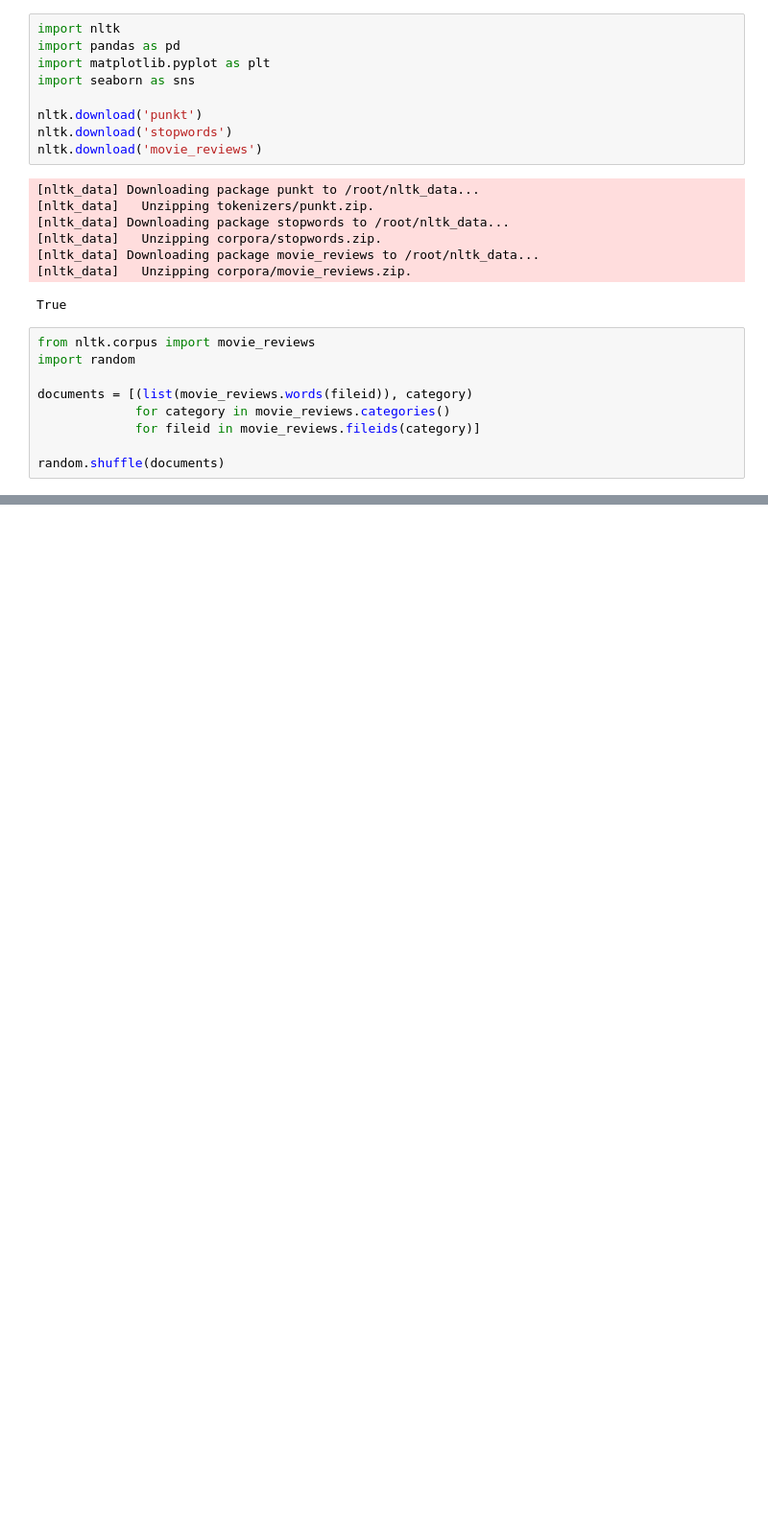
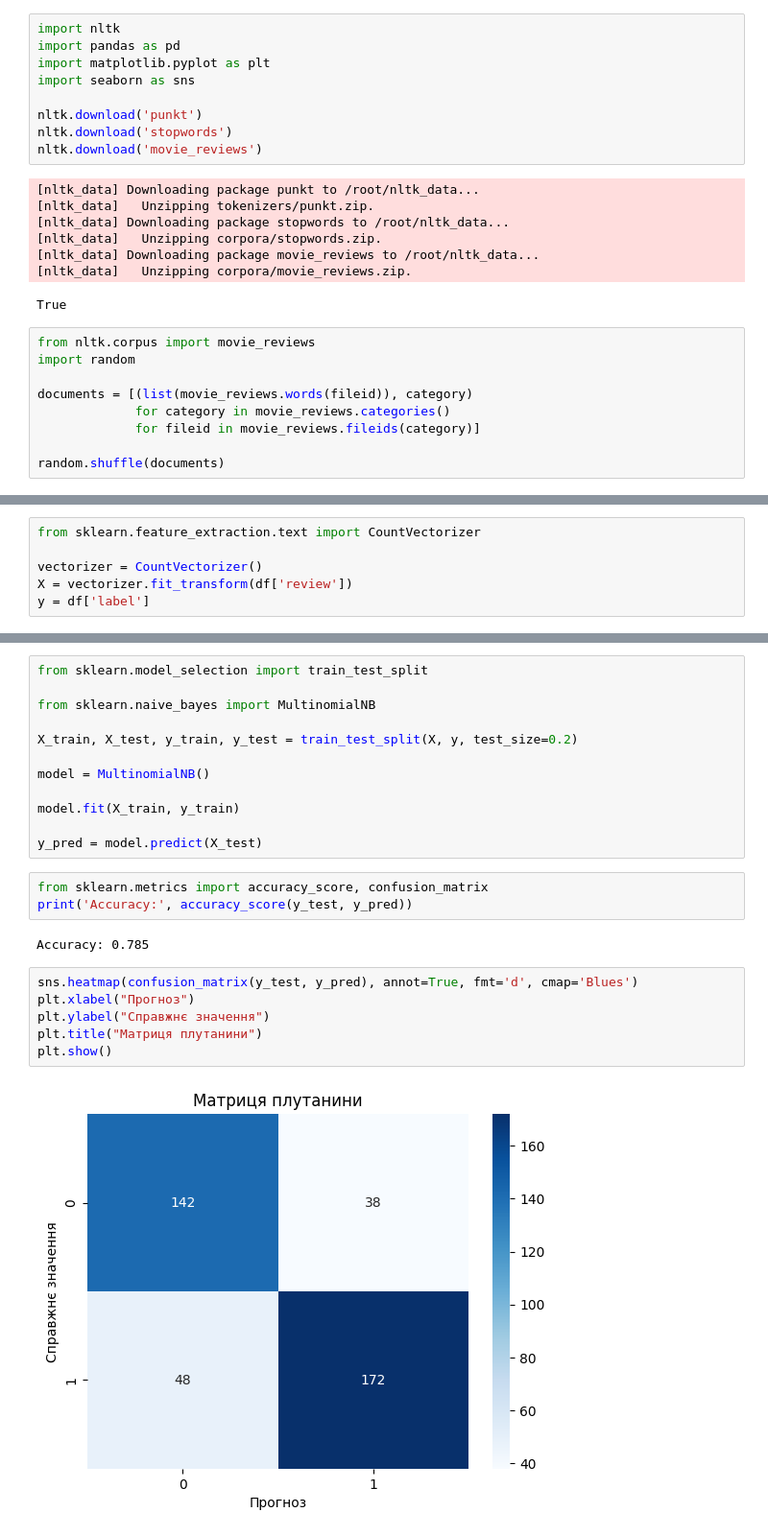
Before and after one commit to KsiuTretyakova/MachineLearning, a Jupyter notebook: Вступ_до_NLP_(Класифікація_відгуків)_ML2025_2026.ipynb, the cells around one changed output, grey strips where cells are left out. Shown at 96% size. Cells and saved outputs as stored; diff of their text form; blank space fills up the shorter version.

Commit message:
Added Naive Bayes

```diff
--- a/Вступ_до_NLP_(Класифікація_відгуків)_ML2025_2026.ipynb
+++ b/Вступ_до_NLP_(Класифікація_відгуків)_ML2025_2026.ipynb
@@ -42,0 +91,6 @@ print(documents[10])
+# %%
+from sklearn.feature_extraction.text import CountVectorizer
+
+vectorizer = CountVectorizer()
+X = vectorizer.fit_transform(df['review'])
+y = df['label']
@@ -42,0 +118,25 @@ print(documents[10])
+# %%
+from sklearn.model_selection import train_test_split
+
+from sklearn.naive_bayes import MultinomialNB
+
+X_train, X_test, y_train, y_test = train_test_split(X, y, test_size=0.2)
+
+model = MultinomialNB()
+
+model.fit(X_train, y_train)
+
+y_pred = model.predict(X_test)
+# %%
+from sklearn.metrics import accuracy_score, confusion_matrix
+print('Accuracy:', accuracy_score(y_test, y_pred))
+# %% [output]
+Accuracy: 0.785
+# %%
+sns.heatmap(confusion_matrix(y_test, y_pred), annot=True, fmt='d', cmap='Blues')
+plt.xlabel("Прогноз")
+plt.ylabel("Справжнє значення")
+plt.title("Матриця плутанини")
+plt.show()
+# %% [output]
+[figure, added]
```
Also changed, not shown: parts of 11 cells of this notebook.
